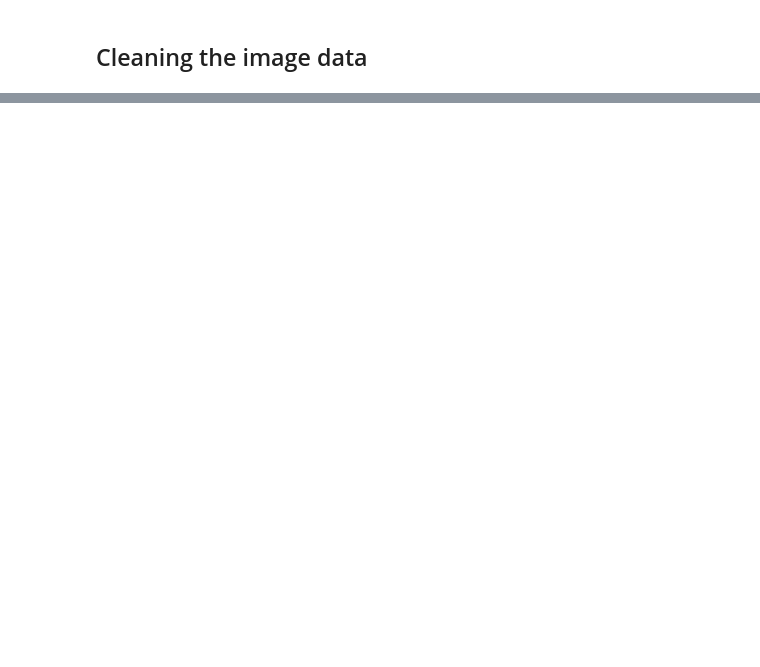
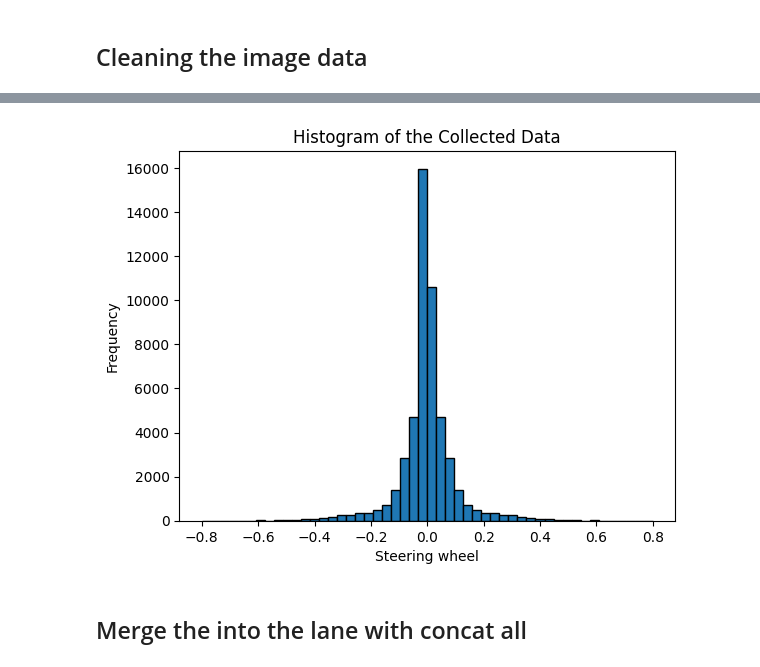
Before and after one commit to ElaheDlv/Collector, a Jupyter notebook: clean_data.ipynb, the cells around one changed output, grey strips where cells are left out. Cells and saved outputs as stored; diff of their text form; code cells hidden in the pictures; blank space fills up the shorter version.

```diff
--- a/clean_data.ipynb
+++ b/clean_data.ipynb
@@ -108,0 +116,28 @@ Deleted: /home/bimi/Bimi/users/Elahe/CARLA/data_collector/Collector/_out/image_0
+# %%
+data1 = pd.read_csv("/data/Dataset_Elahe/different_lanes_dataset/steering_concat_normalized_2_18000.csv")
+data2 = pd.read_csv("/data/Dataset_Elahe/different_lanes_dataset/Turn only.csv")
+data3 = pd.read_csv("/data/Dataset_Elahe/different_lanes_dataset/back_from_side.csv")
+data4 = pd.read_csv("/data/Dataset_Elahe/different_lanes_dataset/back_from_side_turn.csv")
+# %%
+dfs = [data1,data2,data3,data4]
+concatenated_df = pd.concat(dfs, ignore_index=True)
+concatenated_df.to_csv('/data/Dataset_Elahe/different_lanes_dataset/all_steering_concat.csv', index=False)
+# %%
+import pandas as pd
+import matplotlib.pyplot as plt
+import numpy as np
+
+values_column = concatenated_df['Steering']
+# Extract the column with values between -1 and 1 (replace 'Column_name' with your actual column name)
+#values_column = df['Steering']
+#values_column = df[(df.iloc[:, 1] > -1) & (df.iloc[:, 1]< 1)]
+# Plot a histogram
+plt.hist(values_column, bins=50, edgecolor='black')  # Adjust the number of bins as needed
+plt.title('Histogram of the Collected Data')
+plt.xlabel('Steering wheel')
+plt.ylabel('Frequency')
+plt.show()
+# %% [output]
+[figure, added]
+# %% [markdown]
+## Merge the into the lane with concat all
```
Also changed, not shown: parts of 12 cells of this notebook, 7 other files.
